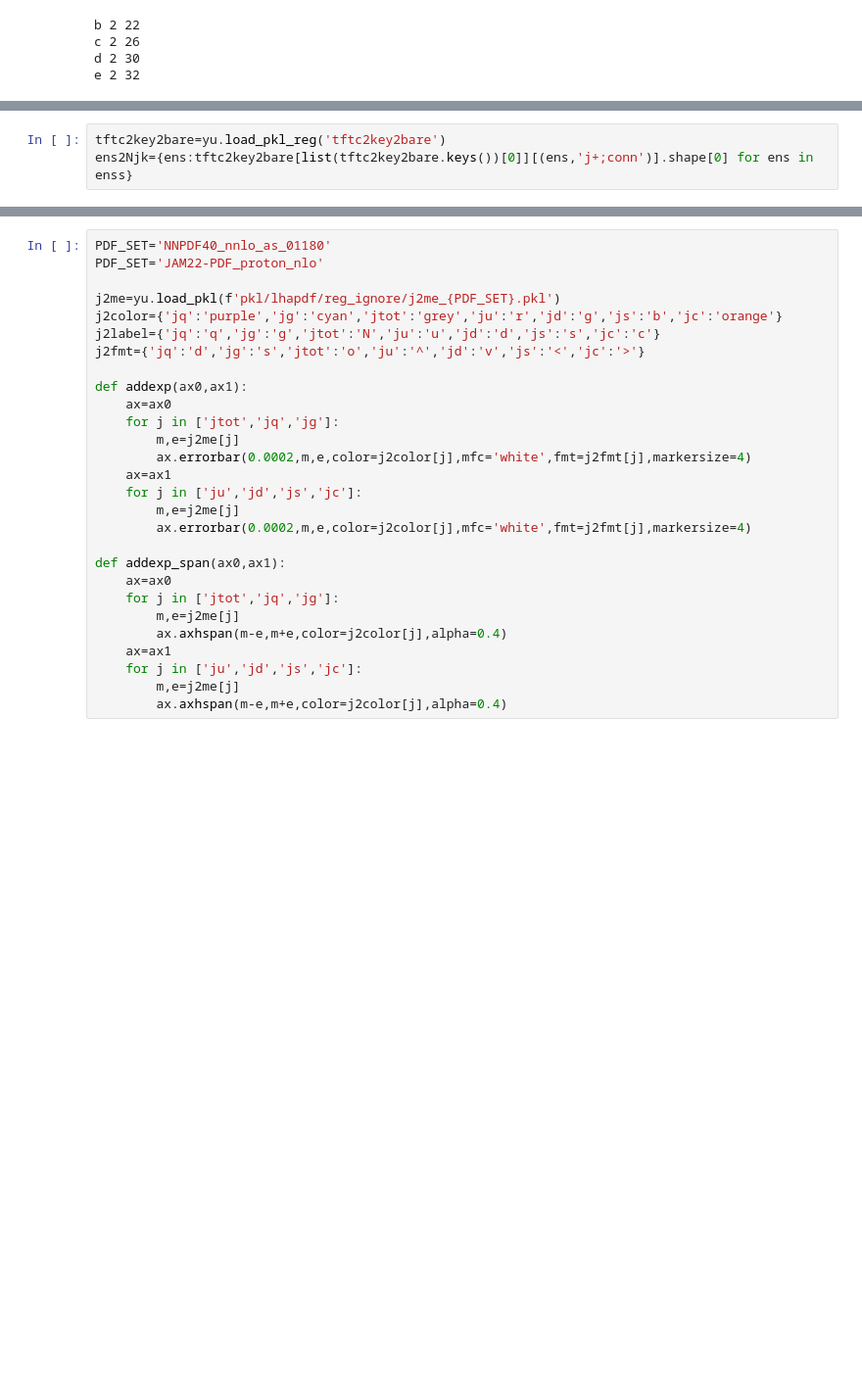
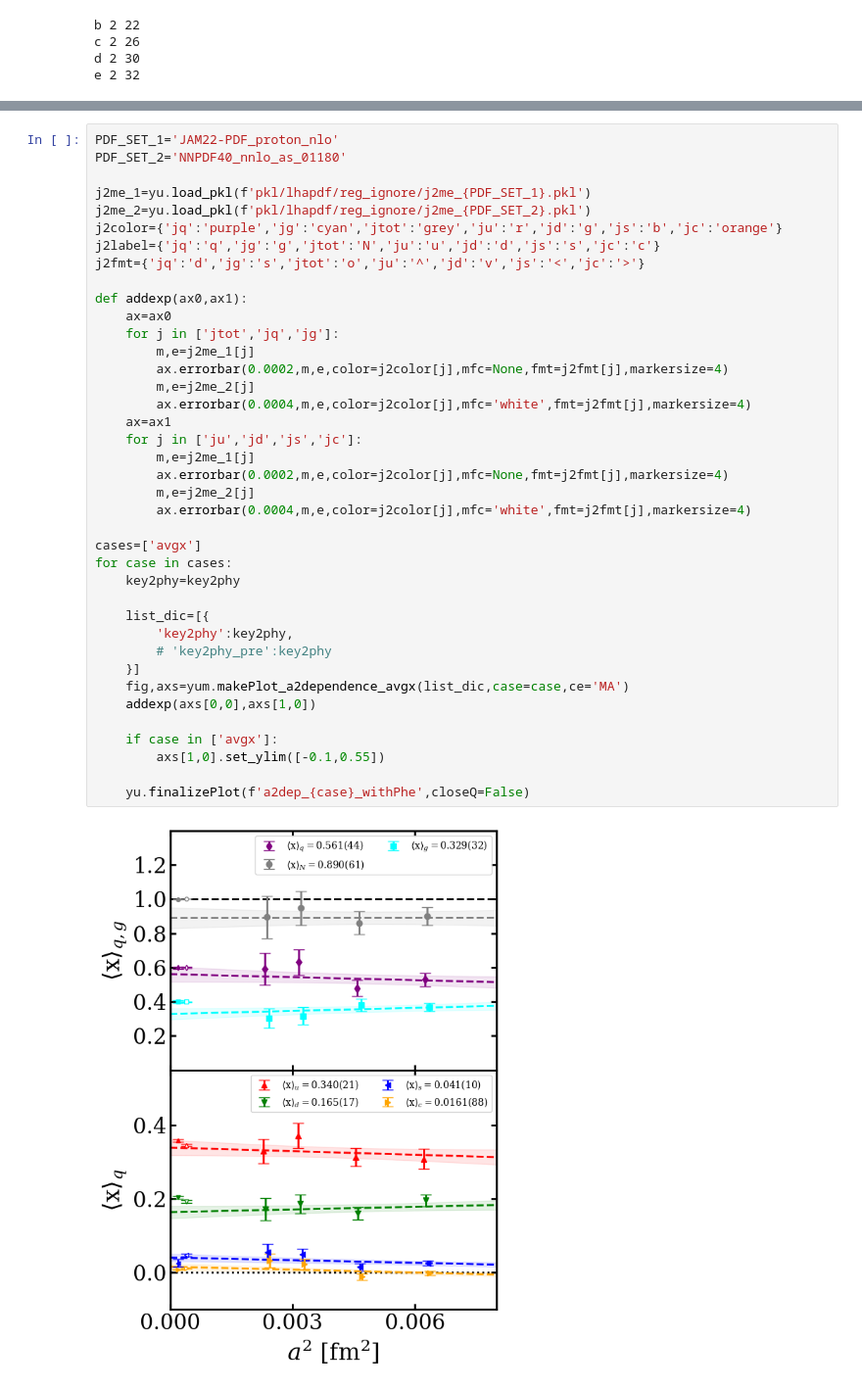
Before and after one commit to lee14916/glwc3, a Jupyter notebook: project2/05_moments/analysis_avgx_2.ipynb, the cells around one changed output, grey strips where cells are left out. Shown at 98% size. Drawn from its saved outputs; the diff is of its cells as text; blank space fills up the shorter version.

```diff
--- a/project2/05_moments/analysis_avgx_2.ipynb
+++ b/project2/05_moments/analysis_avgx_2.ipynb
@@ -513,3 +436,0 @@ yu.save_pkl_reg('tftc2key2bare',tftc2key2bare)
-# %%
-tftc2key2bare=yu.load_pkl_reg('tftc2key2bare')
-ens2Njk={ens:tftc2key2bare[list(tftc2key2bare.keys())[0]][(ens,'j+;conn')].shape[0] for ens in enss}
@@ -555,28 +511,41 @@ for task,res in zip(tasks,results):
 # %%
-PDF_SET='NNPDF40_nnlo_as_01180'
-PDF_SET='JAM22-PDF_proton_nlo'
+PDF_SET_1='JAM22-PDF_proton_nlo'
+PDF_SET_2='NNPDF40_nnlo_as_01180'
 
-j2me=yu.load_pkl(f'pkl/lhapdf/reg_ignore/j2me_{PDF_SET}.pkl')
+j2me_1=yu.load_pkl(f'pkl/lhapdf/reg_ignore/j2me_{PDF_SET_1}.pkl')
+j2me_2=yu.load_pkl(f'pkl/lhapdf/reg_ignore/j2me_{PDF_SET_2}.pkl')
 j2color={'jq':'purple','jg':'cyan','jtot':'grey','ju':'r','jd':'g','js':'b','jc':'orange'}
 j2label={'jq':'q','jg':'g','jtot':'N','ju':'u','jd':'d','js':'s','jc':'c'}
 j2fmt={'jq':'d','jg':'s','jtot':'o','ju':'^','jd':'v','js':'<','jc':'>'}
 
 def addexp(ax0,ax1):
     ax=ax0
     for j in ['jtot','jq','jg']:
-        m,e=j2me[j]
-        ax.errorbar(0.0002,m,e,color=j2color[j],mfc='white',fmt=j2fmt[j],markersize=4)
+        m,e=j2me_1[j]
+        ax.errorbar(0.0002,m,e,color=j2color[j],mfc=None,fmt=j2fmt[j],markersize=4)
+        m,e=j2me_2[j]
+        ax.errorbar(0.0004,m,e,color=j2color[j],mfc='white',fmt=j2fmt[j],markersize=4)
     ax=ax1
     for j in ['ju','jd','js','jc']:
-        m,e=j2me[j]
-        ax.errorbar(0.0002,m,e,color=j2color[j],mfc='white',fmt=j2fmt[j],markersize=4)
+        m,e=j2me_1[j]
+        ax.errorbar(0.0002,m,e,color=j2color[j],mfc=None,fmt=j2fmt[j],markersize=4)
+        m,e=j2me_2[j]
+        ax.errorbar(0.0004,m,e,color=j2color[j],mfc='white',fmt=j2fmt[j],markersize=4)
 
-def addexp_span(ax0,ax1):
-    ax=ax0
-    for j in ['jtot','jq','jg']:
-        m,e=j2me[j]
-        ax.axhspan(m-e,m+e,color=j2color[j],alpha=0.4)
-    ax=ax1
-    for j in ['ju','jd','js','jc']:
-        m,e=j2me[j]
-        ax.axhspan(m-e,m+e,color=j2color[j],alpha=0.4)
+cases=['avgx']
+for case in cases:
+    key2phy=key2phy
+
+    list_dic=[{
+        'key2phy':key2phy,
+        # 'key2phy_pre':key2phy
+    }]
+    fig,axs=yum.makePlot_a2dependence_avgx(list_dic,case=case,ce='MA')
+    addexp(axs[0,0],axs[1,0])
+
+    if case in ['avgx']:
+        axs[1,0].set_ylim([-0.1,0.55])
+
+    yu.finalizePlot(f'a2dep_{case}_withPhe',closeQ=False)
+# %% [output]
+[figure, added]
```
Also changed, not shown: parts of 22 cells of this notebook, 22 other files.
